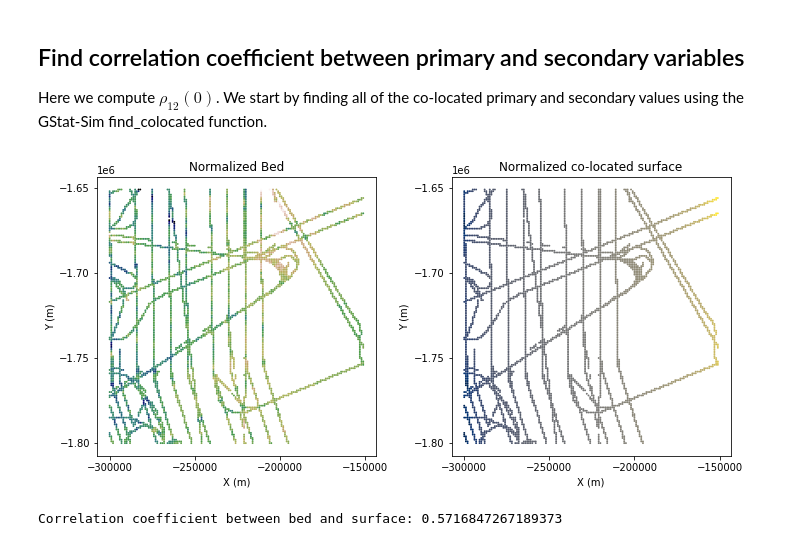
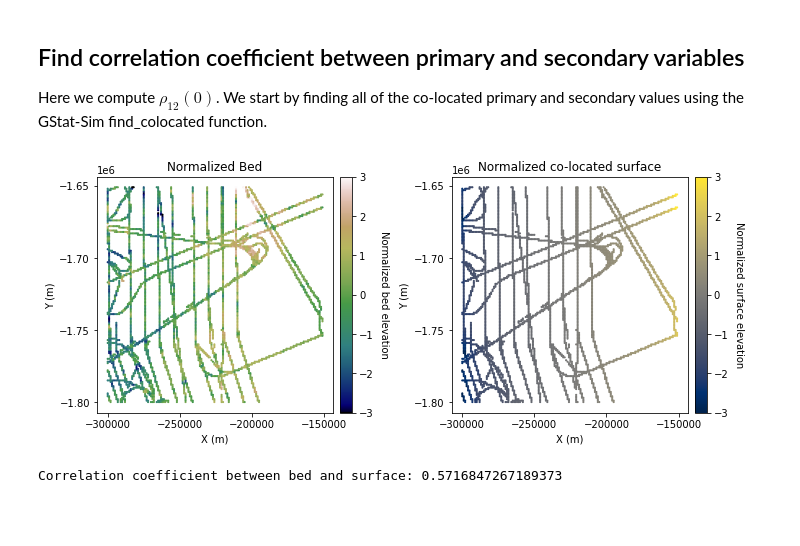
Before and after one commit to GatorGlaciology/GStatSim, a Jupyter notebook: demos/10_cokriging_and_cosimulation_MM1.ipynb, the cells around one changed output. Drawn from its saved outputs; the diff is of its cells as text; code cells hidden in the pictures; blank space fills up the shorter version.

```diff
--- a/demos/10_cokriging_and_cosimulation_MM1.ipynb
+++ b/demos/10_cokriging_and_cosimulation_MM1.ipynb
@@ -162,32 +162,32 @@ df_colocated = gs.NearestNeighbor.find_colocated(df_grid, 'X', 'Y', 'Nbed', df_s
 # %%
 # plot normalized co-located data
 fig, (ax1, ax2) = plt.subplots(1, 2, figsize=(10,5))
 im = ax1.scatter(df_grid['X'], df_grid['Y'], c=df_grid['Nbed'], vmin=-3, vmax=3, cmap='gist_earth',
-                 s=3, marker=".")
+                 s=5, marker=".")
 ax1.set_title('Normalized Bed')
 ax1.set_xlabel('X (m)'); ax1.set_ylabel('Y (m)')
 ax1.locator_params(nbins=5)
-divider = make_axes_locatable(ax)
+divider = make_axes_locatable(ax1)
 cax = divider.append_axes('right', size='5%', pad=0.1)
 cbar = plt.colorbar(im, ticks=np.linspace(-3, 3, 7), cax=cax)
 cbar.set_label("Normalized bed elevation", rotation=270, labelpad=15)
 ax1.axis('scaled')
 
 im = ax2.scatter(df_grid['X'], df_grid['Y'], c=df_colocated['colocated'], vmin=-3, vmax=3, cmap='cividis',
-                 s=3, marker=".")
+                 s=5, marker=".")
 ax2.set_title('Normalized co-located surface')
 ax2.set_xlabel('X (m)'); ax2.set_ylabel('Y (m)')
 ax2.locator_params(nbins=5)
-divider = make_axes_locatable(ax)
+divider = make_axes_locatable(ax2)
 cax = divider.append_axes('right', size='5%', pad=0.1)
 cbar = plt.colorbar(im, ticks=np.linspace(-3, 3, 7), cax=cax)
 cbar.set_label("Normalized surface elevation", rotation=270, labelpad=15)
 ax2.axis('scaled')
 
 plt.tight_layout()
 plt.show()
 # %% [output]
-[figure, old version]
+[figure, new version]
 # %%
 # compute correlation coefficient
 rho12 = np.corrcoef(df_grid['Nbed'],df_colocated['colocated'])
```
Also changed, not shown: parts of 4 cells of this notebook.
